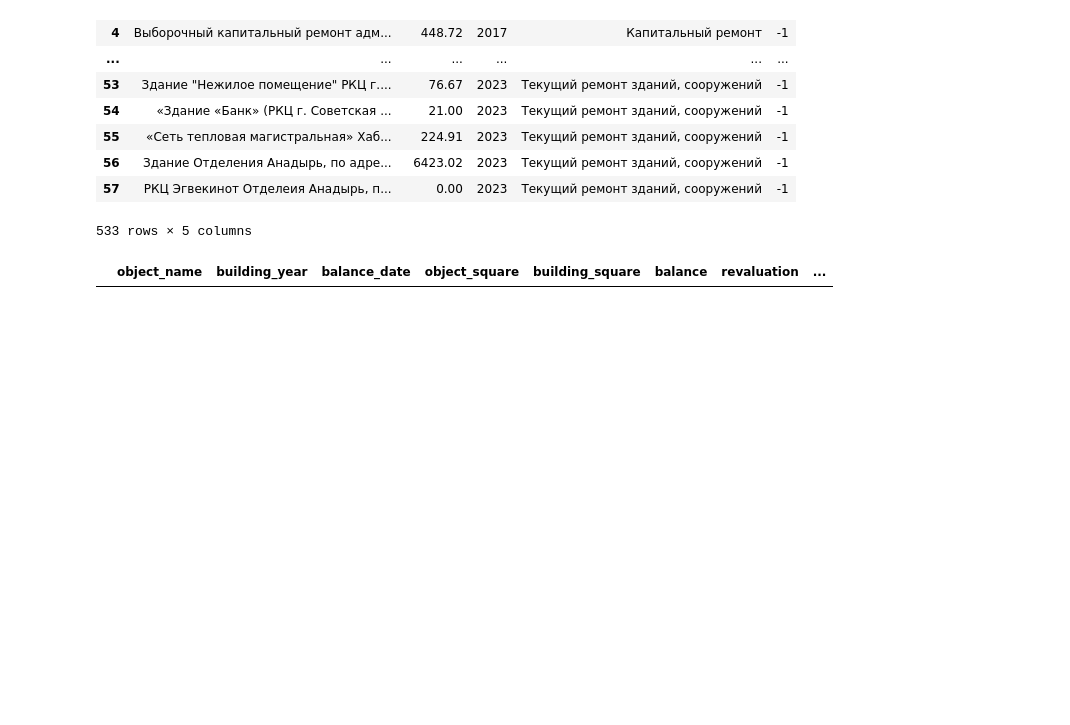
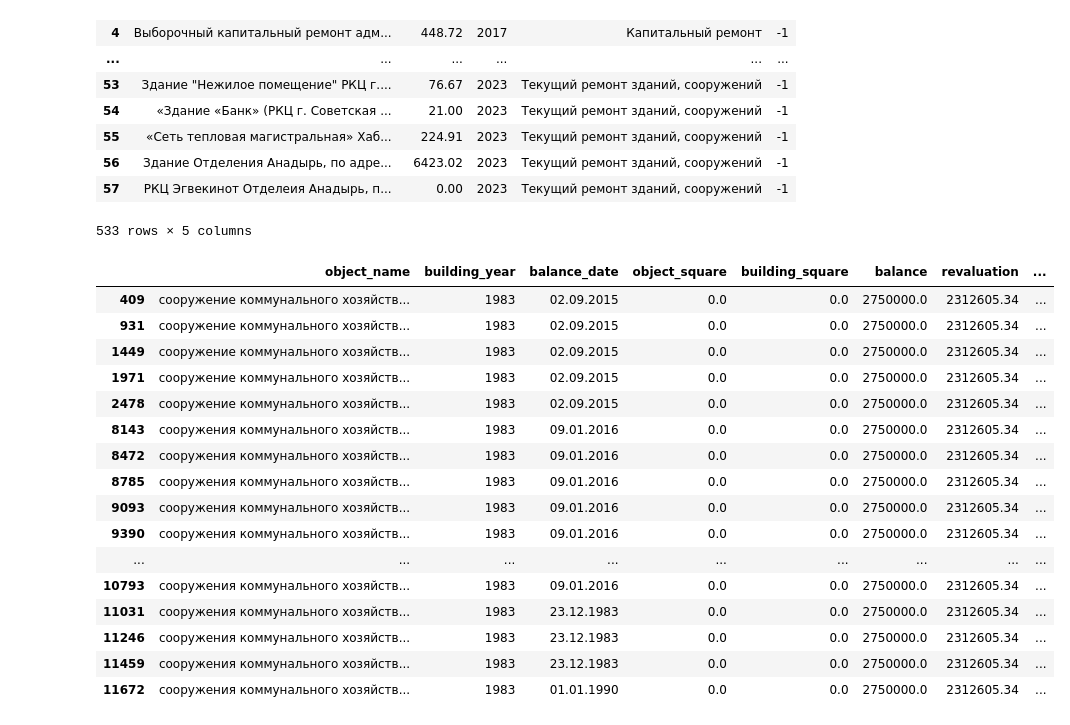
Before and after one commit to zayycev22/inflation, a Jupyter notebook: parse.ipynb, the cells around one changed output. Cells and saved outputs as stored; diff of their text form; code cells hidden in the pictures; blank space fills up the shorter version.

```diff
--- a/parse.ipynb
+++ b/parse.ipynb
@@ -736,6 +736,22 @@ kr_ks_tp[0] = kr_ks_tp[0].apply(lambda x: x.lower())
 # %%
 kr_ks_tp.to_csv("kr_ks_tp.csv", index=False)
 # %%
-list_df.loc[(list_df['object_name'].apply(lambda x: "Светланская, д. 71" in str(x))) & (list_df["year"] == 2017)]
+list_df.loc[(list_df['object_name'].apply(lambda x: "хозяйства" in str(x)))]
 # %% [output]
 |  | object_name | building_year | balance_date | object_square | building_square | balance | revaluation | ... |
+| 409 | сооружение коммунального хозяйств... | 1983 | 02.09.2015 | 0.0 | 0.0 | 2750000.0 | 2312605.34 | ... |
+| 931 | сооружение коммунального хозяйств... | 1983 | 02.09.2015 | 0.0 | 0.0 | 2750000.0 | 2312605.34 | ... |
+| 1449 | сооружение коммунального хозяйств... | 1983 | 02.09.2015 | 0.0 | 0.0 | 2750000.0 | 2312605.34 | ... |
+| 1971 | сооружение коммунального хозяйств... | 1983 | 02.09.2015 | 0.0 | 0.0 | 2750000.0 | 2312605.34 | ... |
+| 2478 | сооружение коммунального хозяйств... | 1983 | 02.09.2015 | 0.0 | 0.0 | 2750000.0 | 2312605.34 | ... |
+| 8143 | сооружения коммунального хозяйств... | 1983 | 09.01.2016 | 0.0 | 0.0 | 2750000.0 | 2312605.34 | ... |
+| 8472 | сооружения коммунального хозяйств... | 1983 | 09.01.2016 | 0.0 | 0.0 | 2750000.0 | 2312605.34 | ... |
+| 8785 | сооружения коммунального хозяйств... | 1983 | 09.01.2016 | 0.0 | 0.0 | 2750000.0 | 2312605.34 | ... |
+| 9093 | сооружения коммунального хозяйств... | 1983 | 09.01.2016 | 0.0 | 0.0 | 2750000.0 | 2312605.34 | ... |
+| 9390 | сооружения коммунального хозяйств... | 1983 | 09.01.2016 | 0.0 | 0.0 | 2750000.0 | 2312605.34 | ... |
+| ... | ... | ... | ... | ... | ... | ... | ... | ... |
+| 10793 | сооружения коммунального хозяйств... | 1983 | 09.01.2016 | 0.0 | 0.0 | 2750000.0 | 2312605.34 | ... |
+| 11031 | сооружения коммунального хозяйств... | 1983 | 23.12.1983 | 0.0 | 0.0 | 2750000.0 | 2312605.34 | ... |
+| 11246 | сооружения коммунального хозяйств... | 1983 | 23.12.1983 | 0.0 | 0.0 | 2750000.0 | 2312605.34 | ... |
+| 11459 | сооружения коммунального хозяйств... | 1983 | 23.12.1983 | 0.0 | 0.0 | 2750000.0 | 2312605.34 | ... |
+| 11672 | сооружения коммунального хозяйств... | 1983 | 01.01.1990 | 0.0 | 0.0 | 2750000.0 | 2312605.34 | ... |
```
Also changed, not shown: parts of 7 cells of this notebook, 5 other files.
